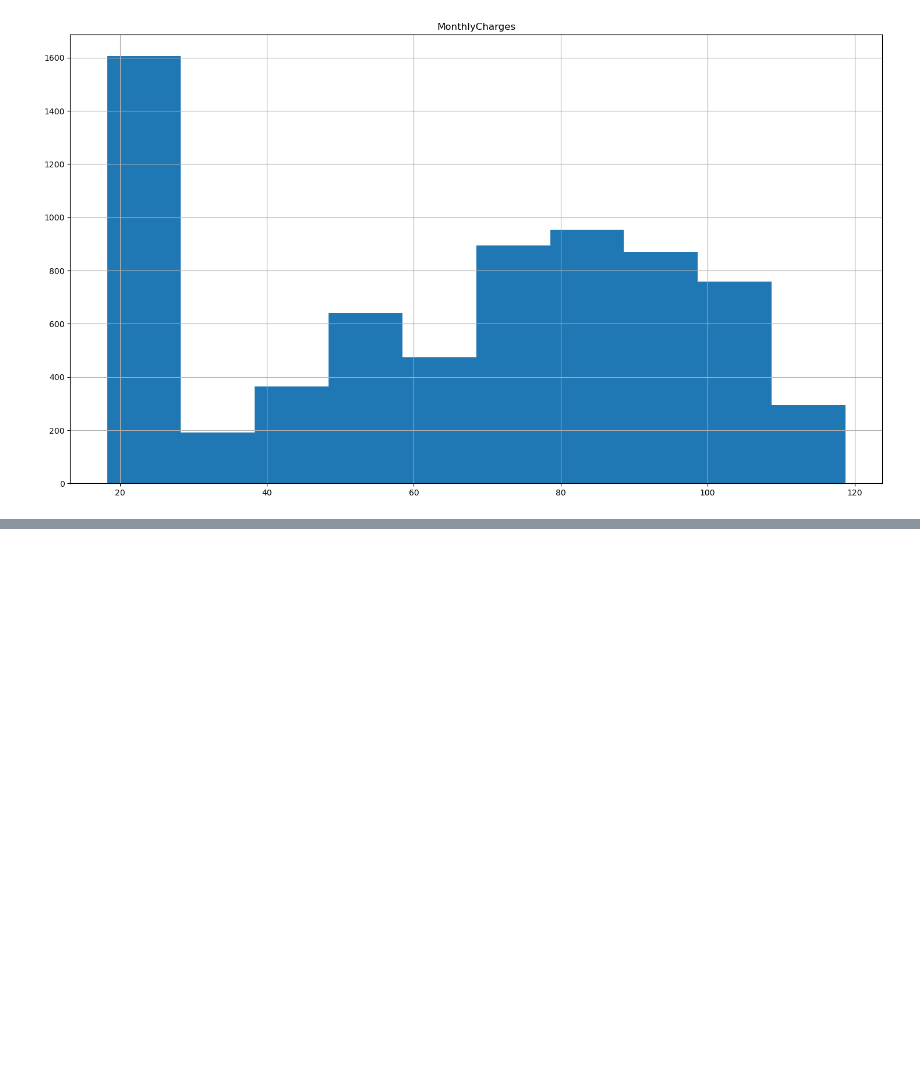
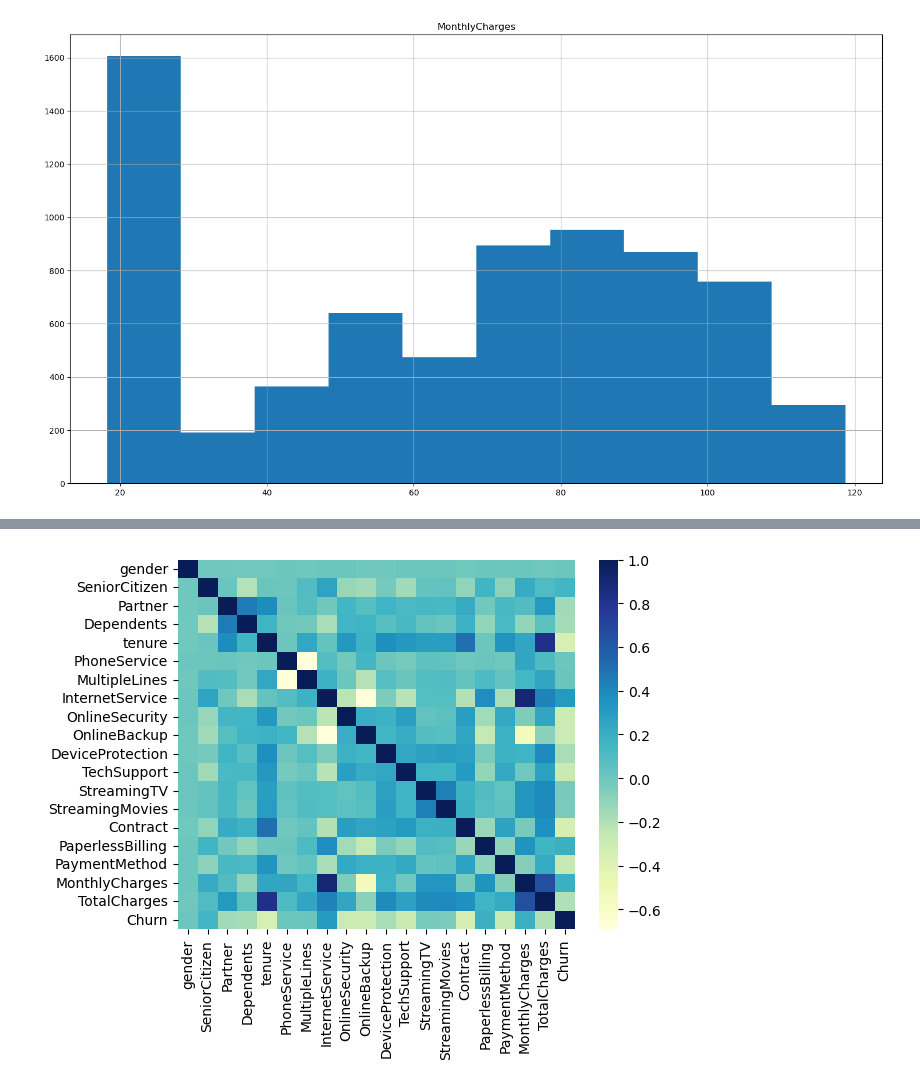
Before and after one commit to mijailbv/Churn_Prediction-Strategic_Thinking, a Jupyter notebook: Oficial.ipynb, the cells around one changed output, grey strips where cells are left out. Cells and saved outputs as stored; diff of their text form; code cells hidden in the pictures; blank space fills up the shorter version.

Commit message:
Data Cleaning and Data engineering
Labelling the data
dropping columns that are not useful

```diff
--- a/Oficial.ipynb
+++ b/Oficial.ipynb
@@ -259,0 +254,5 @@ memory usage: 1.2+ MB
+# %%
+# We replace the categorical data in the "OnlineBackup", "No" and "Yes" columns with 0 and 1
+df_churn['OnlineBackup'].replace('No', 0, inplace = True)
+df_churn['OnlineBackup'].replace('Yes', 1, inplace = True)
+df_churn['OnlineBackup'].value_counts(dropna=False)
@@ -259,0 +266,3 @@ memory usage: 1.2+ MB
+# %%
+#Replacing "No internet service" with teh number 2
+df_churn['OnlineBackup'].replace('No internet service', 2, inplace = True)
@@ -259,0 +271,5 @@ memory usage: 1.2+ MB
+# %%
+#Replacing Nan values and showing the percentage of them.
+df_churn['TotalCharges'] = df_churn['TotalCharges'].fillna(df_churn['tenure'] * df_churn['MonthlyCharges'])
+num_nulls_b = df_churn.isna().sum()
+print(num_nulls_b)
@@ -259,0 +294,2 @@ memory usage: 1.2+ MB
+# %%
+df_churn.drop(['customerID'], axis=1, inplace = True)
@@ -259,0 +410,7 @@ memory usage: 1.2+ MB
+# %%
+corr_matrix = df_churn.corr()
+
+sns.heatmap(corr_matrix, cmap="YlGnBu")
+plt.show()
+# %% [output]
+[figure, added]
```
Also changed, not shown: parts of 21 cells of this notebook, 1 other file.
